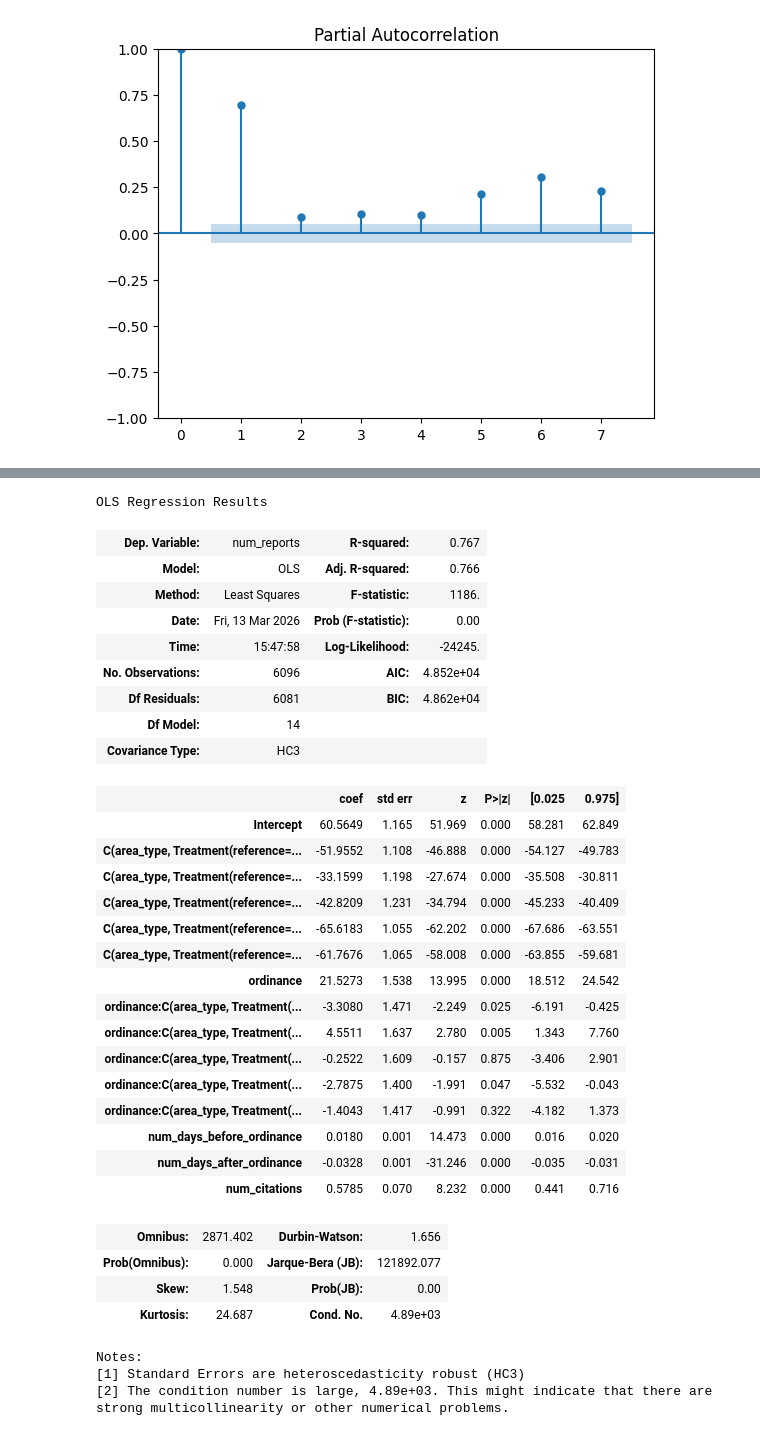
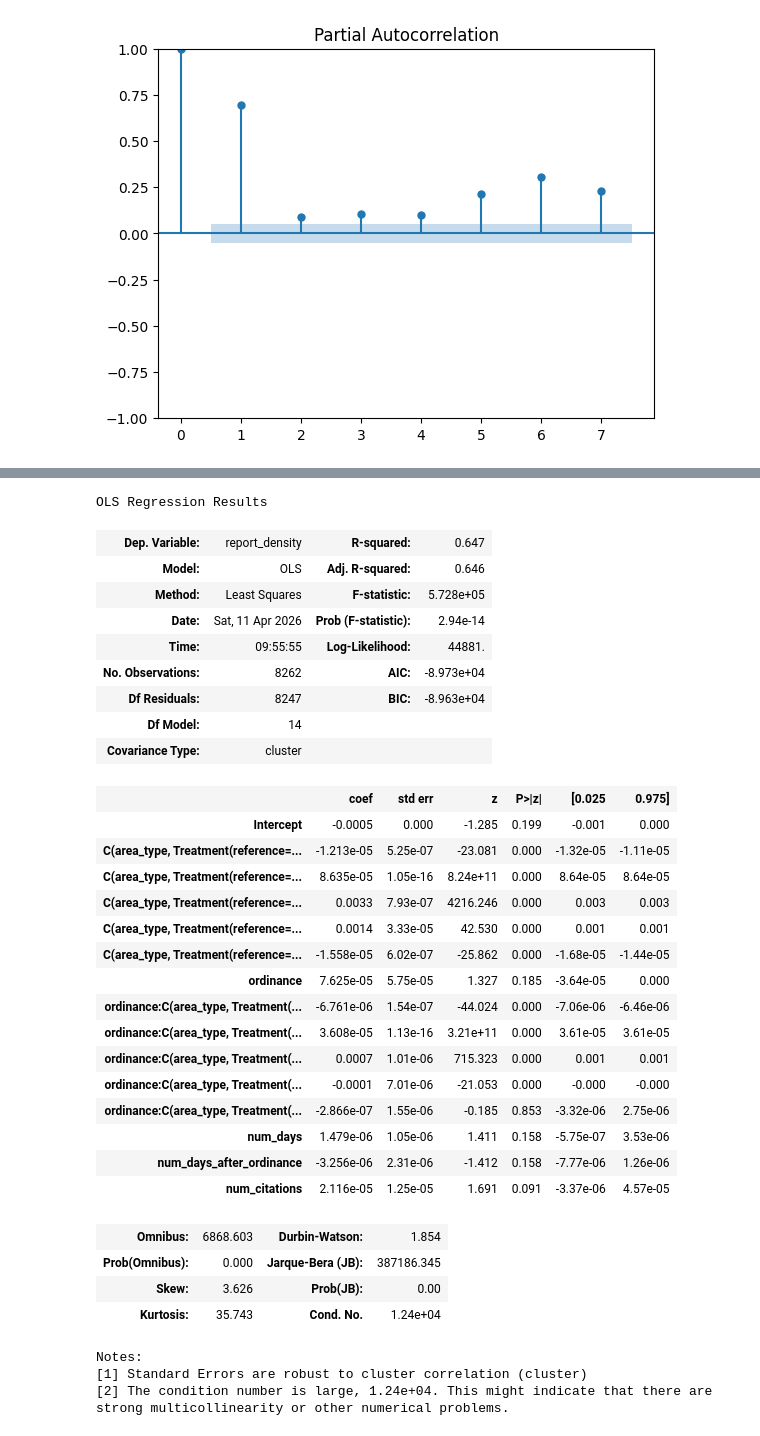
Before and after one commit to glow-27/Homelessness-Hub-311, a Jupyter notebook: temporal_analysis.ipynb, the cells around one changed output, grey strips where cells are left out. Saved outputs shown, nothing was run; the diff lists cells and outputs as text; code cells hidden in the pictures.

Commit message:
changes to itsa model structure, still trying things out

```diff
--- a/temporal_analysis.ipynb
+++ b/temporal_analysis.ipynb
@@ -1319,0 +340,2 @@ reports_day_area.head()
+# %%
+reports_day_area['report_density'] = (reports_day_area['num_reports'] / reports_day_area['area_sqmi'])
@@ -1319,0 +446,3 @@ reports_day_area.head()
+# %%
+reports_day_area['sens_area'] = np.where(reports_day_area['area_type'] != "non_sens", 1, 0)
+reports_day_area.head()
@@ -1320,3 +621,5 @@ reports_day_area.head()
+# %%
+reports_day_area = reports_day_area.dropna()
 # %%
 np.mean(reports_day_area.num_reports)
 # %% [output]
@@ -1323,0 +627,2 @@ np.float64(27.375656167979002)
+# %%
+reports_day_area['dayofweek'] = (reports_day_area['date_requested'].dt.day_of_week).astype('category')
@@ -1324,40 +635,42 @@ np.float64(27.375656167979002)
 # %%
-formula = "num_reports ~ ordinance* C(area_type, Treatment(reference='non_sens')) + num_days_before_ordinance + num_days_after_ordinance + num_citations"
+# dtp_count didn't help w model fit
+formula = "report_density ~ ordinance* C(area_type, Treatment(reference='non_sens')) + num_days + num_days_after_ordinance+ num_citations"
 # note that I'll need to adjust the signficance level for area_type
-reports_ols = smf.ols(formula, data=reports_day_area).fit(cov_type='HC3')
+reports_ols = smf.ols(formula, data=reports_day_area).fit(cov_type='cluster',
+    cov_kwds={'groups': reports_day_area['area_type']})
 reports_ols.summary()
 # %% [output]
 OLS Regression Results
-| Dep. Variable: | num_reports | R-squared: | 0.767 |
-| Model: | OLS | Adj. R-squared: | 0.766 |
-| Method: | Least Squares | F-statistic: | 1186. |
-| Date: | Fri, 13 Mar 2026 | Prob (F-statistic): | 0.00 |
-| Time: | 15:47:58 | Log-Likelihood: | -24245. |
-| No. Observations: | 6096 | AIC: | 4.852e+04 |
-| Df Residuals: | 6081 | BIC: | 4.862e+04 |
+| Dep. Variable: | report_density | R-squared: | 0.647 |
+| Model: | OLS | Adj. R-squared: | 0.646 |
+| Method: | Least Squares | F-statistic: | 5.728e+05 |
+| Date: | Sat, 11 Apr 2026 | Prob (F-statistic): | 2.94e-14 |
+| Time: | 09:55:55 | Log-Likelihood: | 44881. |
+| No. Observations: | 8262 | AIC: | -8.973e+04 |
+| Df Residuals: | 8247 | BIC: | -8.963e+04 |
 | Df Model: | 14 |  |  |
-| Covariance Type: | HC3 |  |  |
+| Covariance Type: | cluster |  |  |
 |  | coef | std err | z | P>|z| | [0.025 | 0.975] |
-| Intercept | 60.5649 | 1.165 | 51.969 | 0.000 | 58.281 | 62.849 |
-| C(area_type, Treatment(reference=... | -51.9552 | 1.108 | -46.888 | 0.000 | -54.127 | -49.783 |
-| C(area_type, Treatment(reference=... | -33.1599 | 1.198 | -27.674 | 0.000 | -35.508 | -30.811 |
-| C(area_type, Treatment(reference=... | -42.8209 | 1.231 | -34.794 | 0.000 | -45.233 | -40.409 |
-| C(area_type, Treatment(reference=... | -65.6183 | 1.055 | -62.202 | 0.000 | -67.686 | -63.551 |
-| C(area_type, Treatment(reference=... | -61.7676 | 1.065 | -58.008 | 0.000 | -63.855 | -59.681 |
-| ordinance | 21.5273 | 1.538 | 13.995 | 0.000 | 18.512 | 24.542 |
-| ordinance:C(area_type, Treatment(... | -3.3080 | 1.471 | -2.249 | 0.025 | -6.191 | -0.425 |
-| ordinance:C(area_type, Treatment(... | 4.5511 | 1.637 | 2.780 | 0.005 | 1.343 | 7.760 |
-| ordinance:C(area_type, Treatment(... | -0.2522 | 1.609 | -0.157 | 0.875 | -3.406 | 2.901 |
-| ordinance:C(area_type, Treatment(... | -2.7875 | 1.400 | -1.991 | 0.047 | -5.532 | -0.043 |
-| ordinance:C(area_type, Treatment(... | -1.4043 | 1.417 | -0.991 | 0.322 | -4.182 | 1.373 |
-| num_days_before_ordinance | 0.0180 | 0.001 | 14.473 | 0.000 | 0.016 | 0.020 |
-| num_days_after_ordinance | -0.0328 | 0.001 | -31.246 | 0.000 | -0.035 | -0.031 |
-| num_citations | 0.5785 | 0.070 | 8.232 | 0.000 | 0.441 | 0.716 |
+| Intercept | -0.0005 | 0.000 | -1.285 | 0.199 | -0.001 | 0.000 |
+| C(area_type, Treatment(reference=... | -1.213e-05 | 5.25e-07 | -23.081 | 0.000 | -1.32e-05 | -1.11e-05 |
+| C(area_type, Treatment(reference=... | 8.635e-05 | 1.05e-16 | 8.24e+11 | 0.000 | 8.64e-05 | 8.64e-05 |
+| C(area_type, Treatment(reference=... | 0.0033 | 7.93e-07 | 4216.246 | 0.000 | 0.003 | 0.003 |
+| C(area_type, Treatment(reference=... | 0.0014 | 3.33e-05 | 42.530 | 0.000 | 0.001 | 0.001 |
+| C(area_type, Treatment(reference=... | -1.558e-05 | 6.02e-07 | -25.862 | 0.000 | -1.68e-05 | -1.44e-05 |
+| ordinance | 7.625e-05 | 5.75e-05 | 1.327 | 0.185 | -3.64e-05 | 0.000 |
+| ordinance:C(area_type, Treatment(... | -6.761e-06 | 1.54e-07 | -44.024 | 0.000 | -7.06e-06 | -6.46e-06 |
+| ordinance:C(area_type, Treatment(... | 3.608e-05 | 1.13e-16 | 3.21e+11 | 0.000 | 3.61e-05 | 3.61e-05 |
+| ordinance:C(area_type, Treatment(... | 0.0007 | 1.01e-06 | 715.323 | 0.000 | 0.001 | 0.001 |
+| ordinance:C(area_type, Treatment(... | -0.0001 | 7.01e-06 | -21.053 | 0.000 | -0.000 | -0.000 |
+| ordinance:C(area_type, Treatment(... | -2.866e-07 | 1.55e-06 | -0.185 | 0.853 | -3.32e-06 | 2.75e-06 |
+| num_days | 1.479e-06 | 1.05e-06 | 1.411 | 0.158 | -5.75e-07 | 3.53e-06 |
+| num_days_after_ordinance | -3.256e-06 | 2.31e-06 | -1.412 | 0.158 | -7.77e-06 | 1.26e-06 |
+| num_citations | 2.116e-05 | 1.25e-05 | 1.691 | 0.091 | -3.37e-06 | 4.57e-05 |
-| Omnibus: | 2871.402 | Durbin-Watson: | 1.656 |
-| Prob(Omnibus): | 0.000 | Jarque-Bera (JB): | 121892.077 |
-| Skew: | 1.548 | Prob(JB): | 0.00 |
-| Kurtosis: | 24.687 | Cond. No. | 4.89e+03 |
+| Omnibus: | 6868.603 | Durbin-Watson: | 1.854 |
+| Prob(Omnibus): | 0.000 | Jarque-Bera (JB): | 387186.345 |
+| Skew: | 3.626 | Prob(JB): | 0.00 |
+| Kurtosis: | 35.743 | Cond. No. | 1.24e+04 |
 Notes:
-[1] Standard Errors are heteroscedasticity robust (HC3)
-[2] The condition number is large, 4.89e+03. This might indicate that there are
+[1] Standard Errors are robust to cluster correlation (cluster)
+[2] The condition number is large, 1.24e+04. This might indicate that there are
 strong multicollinearity or other numerical problems.
```
Also changed, not shown: parts of 200 cells of this notebook.
